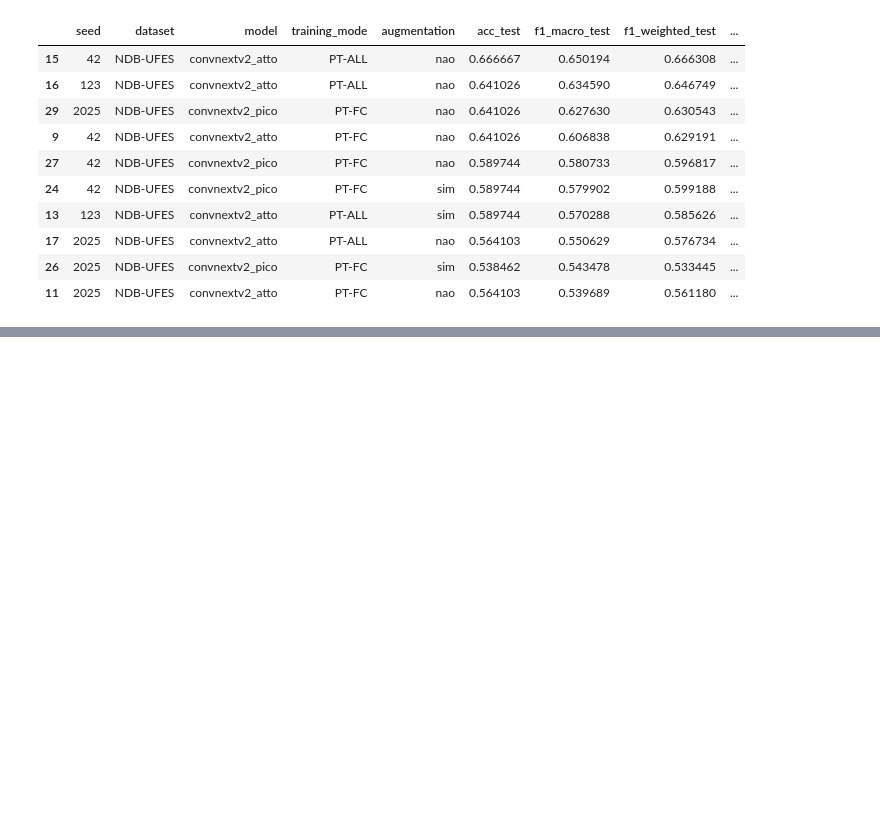
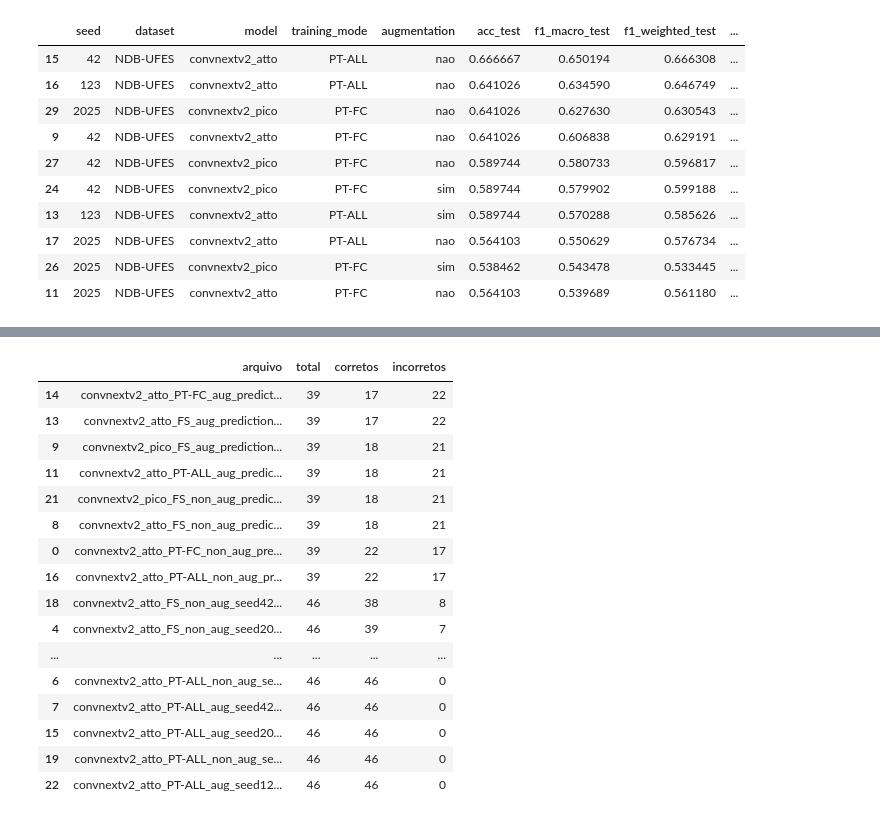
Before and after one commit to LIPAI-Org/Oral-Classification-ConvNeXt-V2, a Jupyter notebook: analise_2_NDB_e_Displasia.ipynb, the cells around one changed output, grey strips where cells are left out. Drawn from its saved outputs; the diff is of its cells as text; code cells hidden in the pictures; blank space fills up the shorter version.

```diff
--- a/analise_2_NDB_e_Displasia.ipynb
+++ b/analise_2_NDB_e_Displasia.ipynb
@@ -432,0 +455,5 @@ array(['NDB-UFES'], dtype=object)
+# %%
+with open("convnextv2_atto_PT-ALL_aug_seed42_predictions.json", "r") as f:
+    preds_displasia = json.load(f)
+
+preds_displasia.keys()
@@ -432,0 +523,10 @@ array(['NDB-UFES'], dtype=object)
+# %%
+# Listar todos os arquivos de predictions disponíveis na pasta atual
+import os
+
+arquivos_predictions = [
+    arq for arq in os.listdir("/content")
+    if arq.endswith("_predictions.json")
+]
+
+arquivos_predictions
@@ -432,0 +551,43 @@ array(['NDB-UFES'], dtype=object)
+# %%
+# Verificar acertos e erros em todos os arquivos de predictions
+import json
+import pandas as pd
+import os
+
+resumo_predictions = []
+
+for arquivo in arquivos_predictions:
+    with open(os.path.join("/content", arquivo), "r") as f:
+        preds = json.load(f)
+
+    df_temp = pd.DataFrame(preds)
+    df_temp["correto"] = df_temp["y_true"] == df_temp["y_pred"]
+
+    resumo_predictions.append({
+        "arquivo": arquivo,
+        "total": len(df_temp),
+        "corretos": df_temp["correto"].sum(),
+        "incorretos": (~df_temp["correto"]).sum()
+    })
+
+df_resumo_predictions = pd.DataFrame(resumo_predictions)
+
+df_resumo_predictions.sort_values("incorretos", ascending=False)
+# %% [output]
+|  | arquivo | total | corretos | incorretos |
+| 14 | convnextv2_atto_PT-FC_aug_predict... | 39 | 17 | 22 |
+| 13 | convnextv2_atto_FS_aug_prediction... | 39 | 17 | 22 |
+| 9 | convnextv2_pico_FS_aug_prediction... | 39 | 18 | 21 |
+| 11 | convnextv2_atto_PT-ALL_aug_predic... | 39 | 18 | 21 |
+| 21 | convnextv2_pico_FS_non_aug_predic... | 39 | 18 | 21 |
+| 8 | convnextv2_atto_FS_non_aug_predic... | 39 | 18 | 21 |
+| 0 | convnextv2_atto_PT-FC_non_aug_pre... | 39 | 22 | 17 |
+| 16 | convnextv2_atto_PT-ALL_non_aug_pr... | 39 | 22 | 17 |
+| 18 | convnextv2_atto_FS_non_aug_seed42... | 46 | 38 | 8 |
+| 4 | convnextv2_atto_FS_non_aug_seed20... | 46 | 39 | 7 |
+| ... | ... | ... | ... | ... |
+| 6 | convnextv2_atto_PT-ALL_non_aug_se... | 46 | 46 | 0 |
+| 7 | convnextv2_atto_PT-ALL_aug_seed42... | 46 | 46 | 0 |
+| 15 | convnextv2_atto_PT-ALL_aug_seed20... | 46 | 46 | 0 |
+| 19 | convnextv2_atto_PT-ALL_non_aug_se... | 46 | 46 | 0 |
+| 22 | convnextv2_atto_PT-ALL_aug_seed12... | 46 | 46 | 0 |
```
Also changed, not shown: parts of 22 cells of this notebook.
